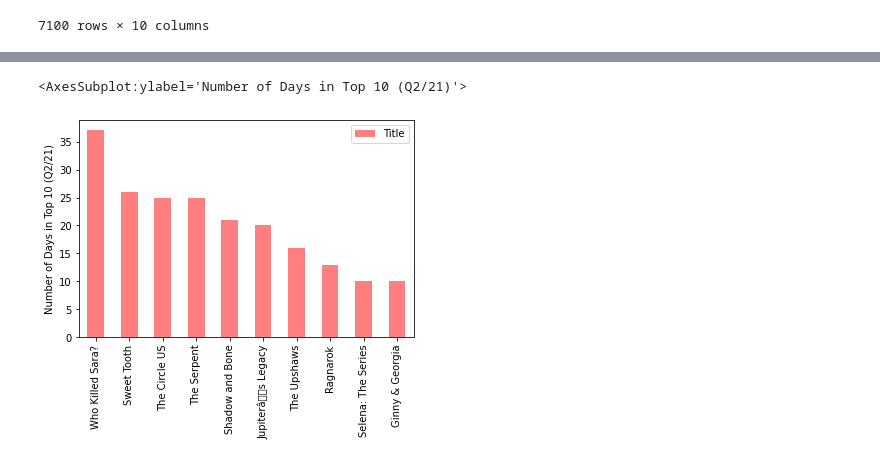
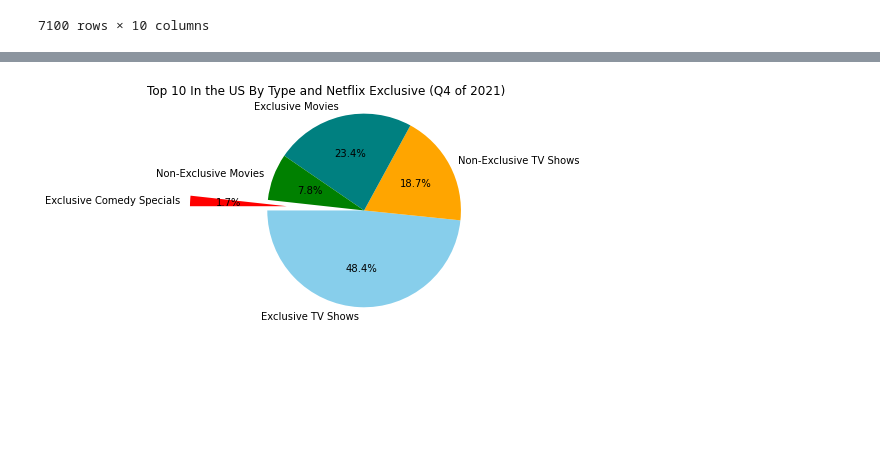
Before and after one commit to Costilrt/The-First-Project, a Jupyter notebook: Netflix_Top_10_derek.ipynb, the cells around one changed output, grey strips where cells are left out. Saved outputs shown, nothing was run; the diff lists cells and outputs as text; code cells hidden in the pictures; blank space fills up the shorter version.

```diff
--- a/Netflix_Top_10_derek.ipynb
+++ b/Netflix_Top_10_derek.ipynb
@@ -192,6 +124,26 @@ df_21
-# %%
-# not finalized yet but I was just checking to see if common tv shows from q2/2020 when compared to q2/2021
-df_21.plot(kind="bar", ylabel="Number of Days in Top 10 (Q2/21)", color='r', alpha=0.5, align="center")
-# %% [output]
-<AxesSubplot:ylabel='Number of Days in Top 10 (Q2/21)'>
-[figure, removed]
+# %%
+# filtering the data to only pull the information for the 4th quarter of 2021
+q4_2021 = netflix_df.loc[(netflix_df["As of"] >= "2021-10-01") & (netflix_df["As of"] <= "2021-12-31")]
+# %%
+# creating variables to hold the numerical values that will be incorporated into the pie chart
+q421_exclusive_tv = q4_2021.loc[(q4_2021["Netflix Exclusive"] == "Yes") & (q4_2021["Type"] == "TV Show")]["Netflix Exclusive"].count()
+q421_non_exclusive_tv = q4_2021.loc[(q4_2021["Netflix Exclusive"] == "No") & (q4_2021["Type"] == "TV Show")]["Netflix Exclusive"].count()
+q421_exclusive_movie = q4_2021.loc[(q4_2021["Netflix Exclusive"] == "Yes") & (q4_2021["Type"] == "Movie")]["Netflix Exclusive"].count()
+q421_non_exclusive_movie = q4_2021.loc[(q4_2021["Netflix Exclusive"] == "No") & (q4_2021["Type"] == "Movie")]["Netflix Exclusive"].count()
+q421_exclusive_comedy = q4_2021.loc[(q4_2021["Netflix Exclusive"] == "Yes") & (q4_2021["Type"] == "Stand-Up Comedy")]["Netflix Exclusive"].count()
+
+# creating variables to hold the information that will be used to create the pie chart
+q421_exclusive_list = [q421_exclusive_tv, q421_non_exclusive_tv, q421_exclusive_movie, q421_non_exclusive_movie,
+                       q421_exclusive_comedy]
+q421_exclusive_names= ["Exclusive TV Shows", "Non-Exclusive TV Shows", "Exclusive Movies",
+                       "Non-Exclusive Movies", "Exclusive Comedy Specials"]
+q421_colors = ["skyblue", "orange", "teal", "green", "red"]
+explode = (0, 0, 0, 0, 0.8)
+
+# creating the pie chart using the variables previously created. Also, printing the image to the folder to use in powerpoint
+plt.pie(q421_exclusive_list, explode=explode, labels=q421_exclusive_names, colors=q421_colors, autopct="%1.1f%%", startangle=180)
+plt.title("Top 10 In the US By Type and Netflix Exclusive (Q4 of 2021)")
+plt.axis("equal")
+plt.savefig("C:\\Users\\Derek\\Desktop\\The-First-Project\\q42021-pie.png", bbox_inches='tight')
+# %% [output]
+[figure, added]
```
Also changed, not shown: parts of 20 cells of this notebook.
